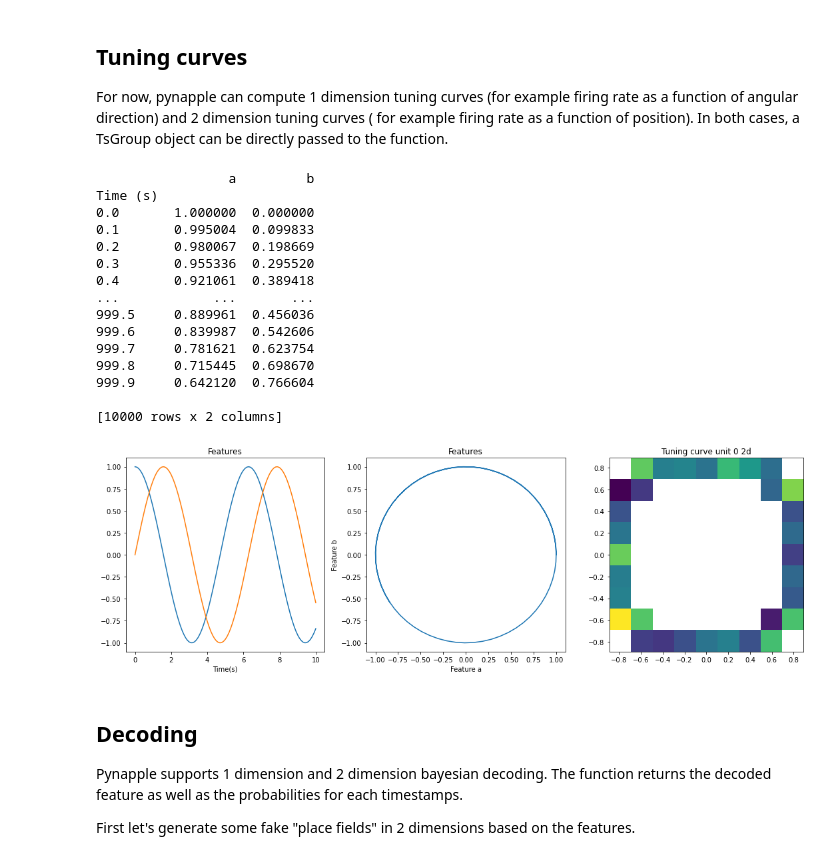
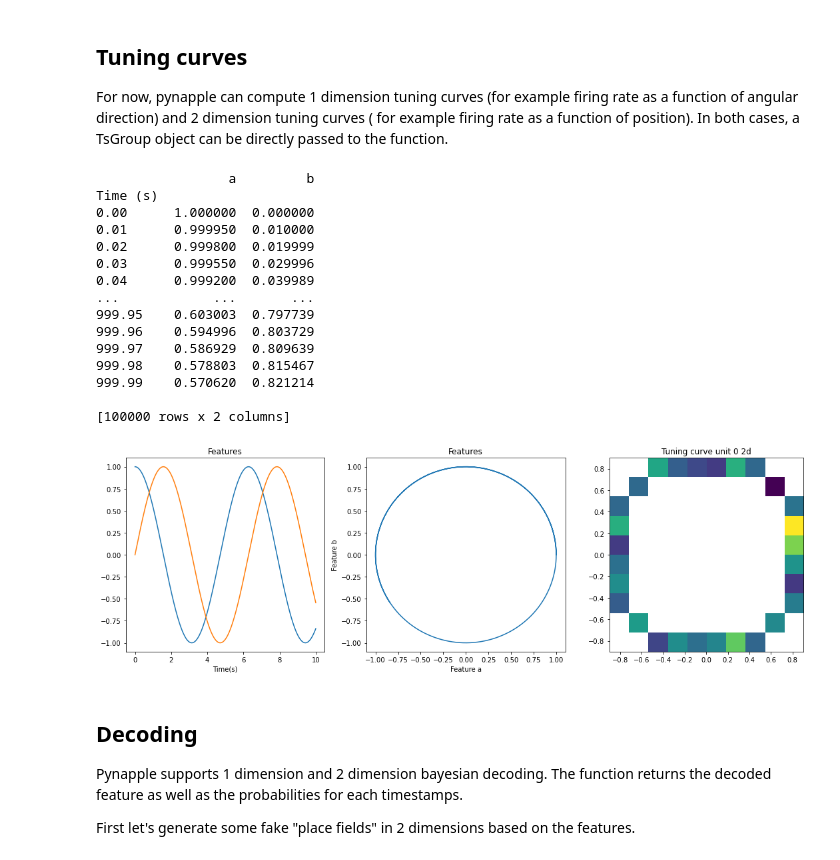
Before and after one commit to pynapple-org/pynapple, a Jupyter notebook: docs/notebooks/pynapple-process-notebook.ipynb, the cells around one changed output. Drawn from its saved outputs; the diff is of its cells as text; code cells hidden in the pictures.

```diff
--- a/docs/notebooks/pynapple-process-notebook.ipynb
+++ b/docs/notebooks/pynapple-process-notebook.ipynb
@@ -147,51 +147,52 @@ print(pethall[1])
 
 For now, pynapple can compute 1 dimension tuning curves (for example firing rate as a function of angular direction) and 2 dimension tuning curves ( for example firing rate as a function of position). In both cases, a TsGroup object can be directly passed to the function.
 # %%
-features = np.vstack((np.cos(np.arange(0, 1000, 0.1)),np.sin(np.arange(0,1000,0.1)))).T
-features = nap.TsdFrame(t = np.arange(0, 1000, 0.1), d = features, time_units = 's', time_support = epoch, columns=['a', 'b'])
+dt = 0.01
+features = np.vstack((np.cos(np.arange(0, 1000, dt)),np.sin(np.arange(0,1000,dt)))).T
+features = nap.TsdFrame(t = np.arange(0, 1000, dt), d = features, time_units = 's', time_support = epoch, columns=['a', 'b'])
 
 print(features)
 
 tcurves1d = nap.compute_1d_tuning_curves(group=ts_group,
                                          feature=features['a'],
                                          nb_bins=10)
 
 tcurves2d, binsxy = nap.compute_2d_tuning_curves(group=ts_group,
                                                  feature = features,
                                                  nb_bins=10)
 
 plt.figure(figsize=(15,5))
 plt.subplot(131)
 plt.plot(features.as_units('s').loc[0:10])
 plt.title("Features")
 plt.xlabel("Time(s)")
 plt.subplot(132)
 plt.title("Features")
 plt.plot(features['a'].as_units('s').loc[0:10], features['b'].as_units('s').loc[0:10])
 plt.xlabel("Feature a")
 plt.ylabel("Feature b")
 plt.subplot(133)
 plt.title("Tuning curve unit 0 2d")
 plt.imshow(tcurves2d[0], extent=(binsxy[1][0],binsxy[1][-1],binsxy[0][0],binsxy[0][-1]))
 plt.tight_layout()
 plt.show()
 # %% [output]
                  a         b
 Time (s)
-0.0       1.000000  0.000000
-0.1       0.995004  0.099833
-0.2       0.980067  0.198669
-0.3       0.955336  0.295520
-0.4       0.921061  0.389418
+0.00      1.000000  0.000000
+0.01      0.999950  0.010000
+0.02      0.999800  0.019999
+0.03      0.999550  0.029996
+0.04      0.999200  0.039989
 ...            ...       ...
-999.5     0.889961  0.456036
-999.6     0.839987  0.542606
-999.7     0.781621  0.623754
-999.8     0.715445  0.698670
-999.9     0.642120  0.766604
+999.95    0.603003  0.797739
+999.96    0.594996  0.803729
+999.97    0.586929  0.809639
+999.98    0.578803  0.815467
+999.99    0.570620  0.821214
 
-[10000 rows x 2 columns]
+[100000 rows x 2 columns]
-[figure, old version]
+[figure, new version]
 # %% [markdown]
 ## Decoding
 
```
Also changed, not shown: parts of 8 cells of this notebook, 1 other file.
